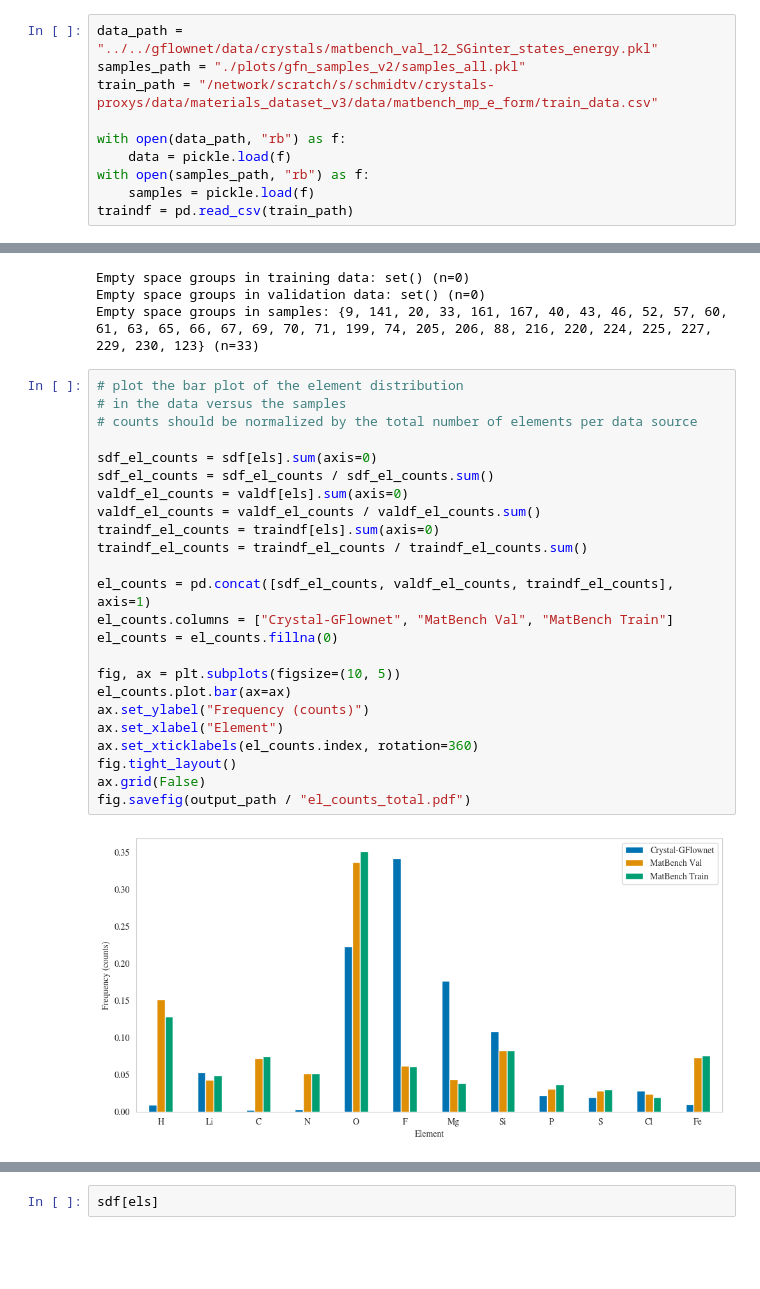
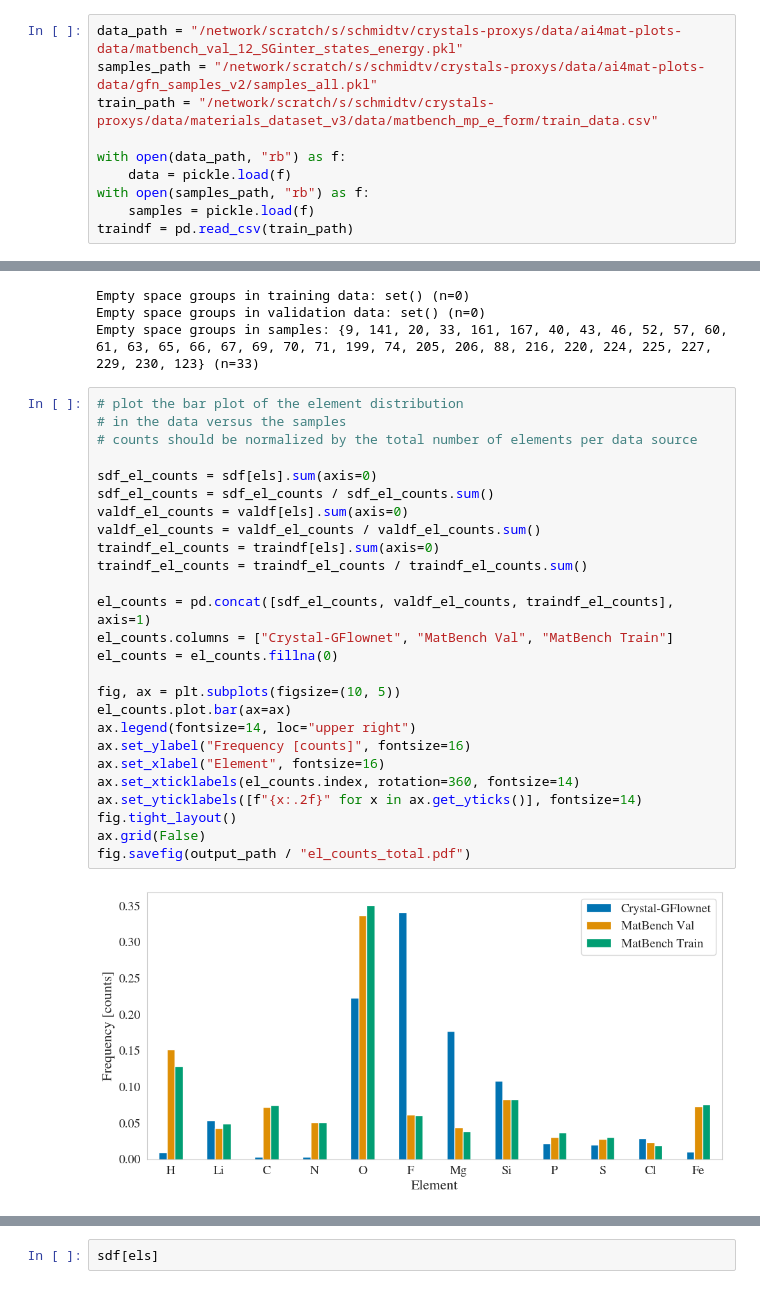
Before and after one commit to sh-divya/ActiveLearningMaterials, a Jupyter notebook: notebooks/gfn_samples.ipynb, the cells around one changed output, grey strips where cells are left out. Drawn from its saved outputs; the diff is of its cells as text; blank space fills up the shorter version.

```diff
--- a/notebooks/gfn_samples.ipynb
+++ b/notebooks/gfn_samples.ipynb
@@ -51,8 +51,8 @@ def make_row(d, sg_idx, nz, els, denorm=False):
             s[k] = denorm_a(s[k])
     return s
 # %%
-data_path = "../../gflownet/data/crystals/matbench_val_12_SGinter_states_energy.pkl"
-samples_path = "./plots/gfn_samples_v2/samples_all.pkl"
+data_path = "/network/scratch/s/schmidtv/crystals-proxys/data/ai4mat-plots-data/matbench_val_12_SGinter_states_energy.pkl"
+samples_path = "/network/scratch/s/schmidtv/crystals-proxys/data/ai4mat-plots-data/gfn_samples_v2/samples_all.pkl"
 train_path = "/network/scratch/s/schmidtv/crystals-proxys/data/materials_dataset_v3/data/matbench_mp_e_form/train_data.csv"
 
 with open(data_path, "rb") as f:
@@ -214,29 +214,31 @@ Empty space groups in samples: {9, 141, 20, 33, 161, 167, 40, 43, 46, 52, 57, 60
 # %%
 # plot the bar plot of the element distribution
 # in the data versus the samples
 # counts should be normalized by the total number of elements per data source
 
 sdf_el_counts = sdf[els].sum(axis=0)
 sdf_el_counts = sdf_el_counts / sdf_el_counts.sum()
 valdf_el_counts = valdf[els].sum(axis=0)
 valdf_el_counts = valdf_el_counts / valdf_el_counts.sum()
 traindf_el_counts = traindf[els].sum(axis=0)
 traindf_el_counts = traindf_el_counts / traindf_el_counts.sum()
 
 el_counts = pd.concat([sdf_el_counts, valdf_el_counts, traindf_el_counts], axis=1)
 el_counts.columns = ["Crystal-GFlownet", "MatBench Val", "MatBench Train"]
 el_counts = el_counts.fillna(0)
 
 fig, ax = plt.subplots(figsize=(10, 5))
 el_counts.plot.bar(ax=ax)
-ax.set_ylabel("Frequency (counts)")
-ax.set_xlabel("Element")
-ax.set_xticklabels(el_counts.index, rotation=360)
+ax.legend(fontsize=14, loc="upper right")
+ax.set_ylabel("Frequency [counts]", fontsize=16)
+ax.set_xlabel("Element", fontsize=16)
+ax.set_xticklabels(el_counts.index, rotation=360, fontsize=14)
+ax.set_yticklabels([f"{x:.2f}" for x in ax.get_yticks()], fontsize=14)
 fig.tight_layout()
 ax.grid(False)
 fig.savefig(output_path / "el_counts_total.pdf")
 # %% [output]
-[figure, old version]
+[figure, new version]
 # %%
 # plot the bar plot of the element distribution
 # in the data versus the samples
```
Also changed, not shown: parts of 1 cell of this notebook.
